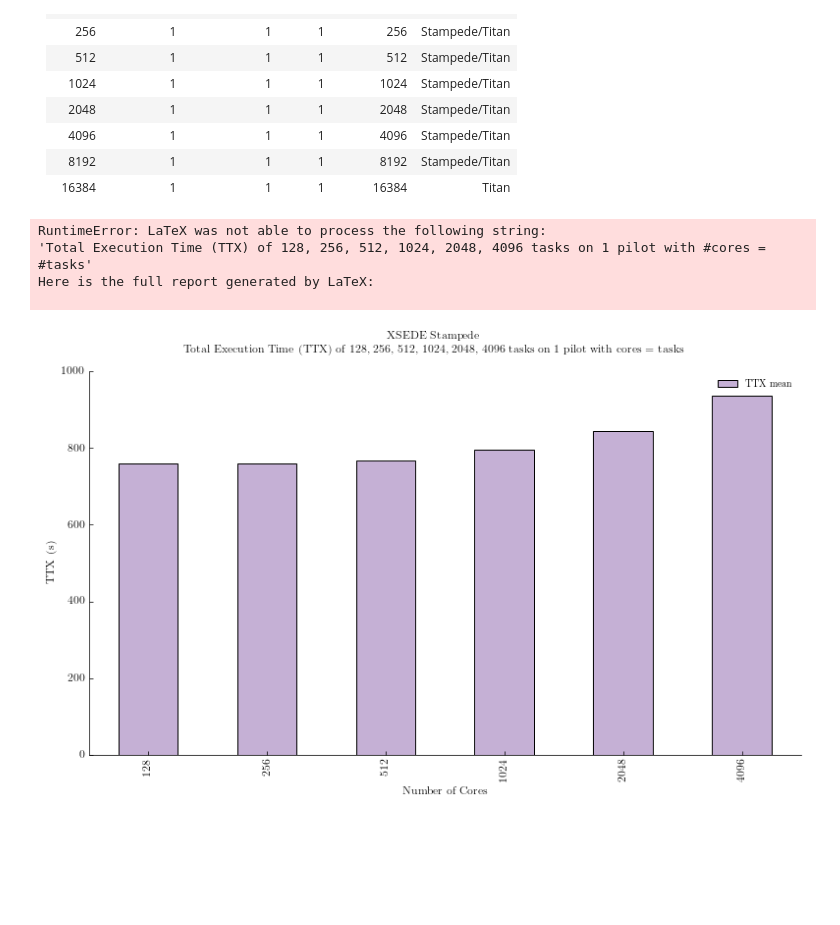
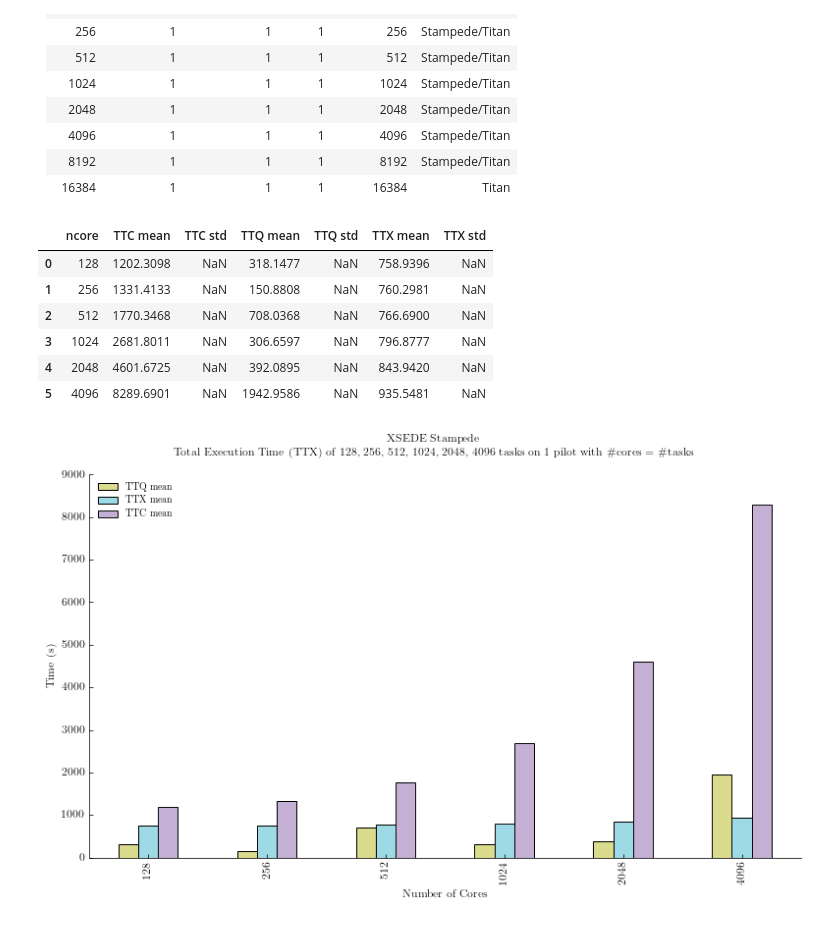
Before and after one commit to radical-experiments/rp-paper, a Jupyter notebook: analysis/rp_paper_experiments.ipynb, the cells around one changed output. Saved outputs shown, nothing was run; the diff lists cells and outputs as text; code cells hidden in the pictures; blank space fills up the shorter version.

Commit message:
Breakdown RP and agent timings; distribution of task execution time

```diff
--- a/analysis/rp_paper_experiments.ipynb
+++ b/analysis/rp_paper_experiments.ipynb
@@ -203,31 +204,36 @@ i * mean execution time of 3 task * number of generations
 # %%
 fig, ax = fig_setup()
 title_head = 'XSEDE Stampede'
 title_desc = 'Total Execution Time (TTX) of 128, 256, 512, 1024, 2048, 4096 tasks on 1 pilot with \#cores = \#tasks'
 title = '%s\n%s' % (title_head, title_desc)
 fig.suptitle(title)
 
-ttx = sessions[['ncore','U_AGENT_EXECUTING']].groupby(['ncore']).aggregate(
-            {'U_AGENT_EXECUTING':{'TTX mean':'mean','TTX std':'std'}})
-ttx.columns = ttx.columns.droplevel(0)
-ttx = ttx.reset_index()
+ttxqc = sessions[['ncore','U_AGENT_EXECUTING','P_LRMS_QUEUING','TTC']].groupby(['ncore']).aggregate(
+            {'P_LRMS_QUEUING'   :{'TTQ mean':'mean','TTQ std':'std'},
+             'U_AGENT_EXECUTING':{'TTX mean':'mean','TTX std':'std'},
+             'TTC'              :{'TTC mean':'mean','TTC std':'std'}})
+ttxqc.columns = ttxqc.columns.droplevel(0)
+ttxqc = ttxqc.reset_index()
 
-#display(ttx)
+display(ttxqc)
 
-ttx.plot.bar(x='ncore',
-             y='TTX mean',
-             # yerr='TTX std',
-             # label=str(int(nu))+' units',
-             color=tableau20[9],
-             ax=ax)
+ttxqc.plot.bar(x='ncore',
+               y=['TTQ mean','TTX mean','TTC mean'],
+               # yerr='TTX std',
+               # label=str(int(nu))+' units',
+               color=[tableau20[15],tableau20[17],tableau20[9]],
+               ax=ax)
 
 ax.set_xlabel('Number of Cores')
-ax.set_ylabel('TTX (s)')
+ax.set_ylabel('Time (s)')
 
-plt.savefig('figures/stampede_ttx.pdf', dpi=600, bbox_inches='tight')
+plt.savefig('figures/stampede_ttq_ttx_ttc.pdf', dpi=600, bbox_inches='tight')
 # %% [output]
-RuntimeError: LaTeX was not able to process the following string:
-'Total Execution Time (TTX) of 128, 256, 512, 1024, 2048, 4096 tasks on 1 pilot with #cores = #tasks'
-Here is the full report generated by LaTeX:
-
+|  | ncore | TTC mean | TTC std | TTQ mean | TTQ std | TTX mean | TTX std |
+| 0 | 128 | 1202.3098 | NaN | 318.1477 | NaN | 758.9396 | NaN |
+| 1 | 256 | 1331.4133 | NaN | 150.8808 | NaN | 760.2981 | NaN |
+| 2 | 512 | 1770.3468 | NaN | 708.0368 | NaN | 766.6900 | NaN |
+| 3 | 1024 | 2681.8011 | NaN | 306.6597 | NaN | 796.8777 | NaN |
+| 4 | 2048 | 4601.6725 | NaN | 392.0895 | NaN | 843.9420 | NaN |
+| 5 | 4096 | 8289.6901 | NaN | 1942.9586 | NaN | 935.5481 | NaN |
-[figure, old version]
+[figure, new version]
```
Also changed, not shown: parts of 3 cells of this notebook, 3 other files.
